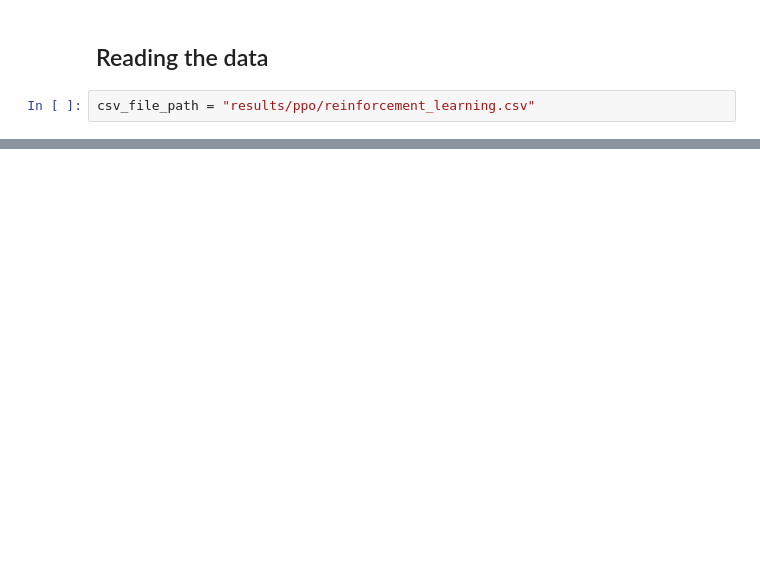
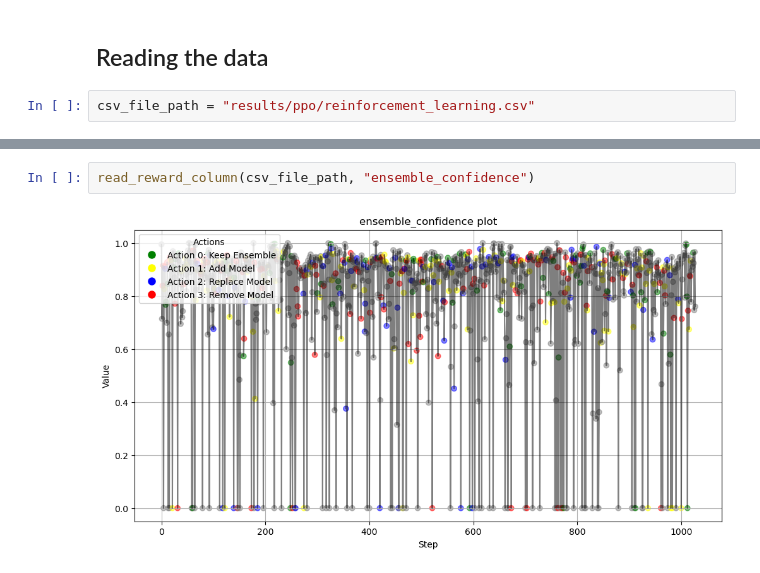
Before and after one commit to FilippoGrosso02/RL_Ensemble_Orchestration, a Jupyter notebook: results_notebook.ipynb, the cells around one changed output, grey strips where cells are left out. Saved outputs shown, nothing was run; the diff lists cells and outputs as text; blank space fills up the shorter version.

```diff
--- a/results_notebook.ipynb
+++ b/results_notebook.ipynb
@@ -103,0 +82,4 @@ Name: ensemble_accuracy, dtype: float64
+# %%
+read_reward_column(csv_file_path, "ensemble_confidence")
+# %% [output]
+[figure, added]
```
Also changed, not shown: parts of 8 cells of this notebook, 29 other files.
